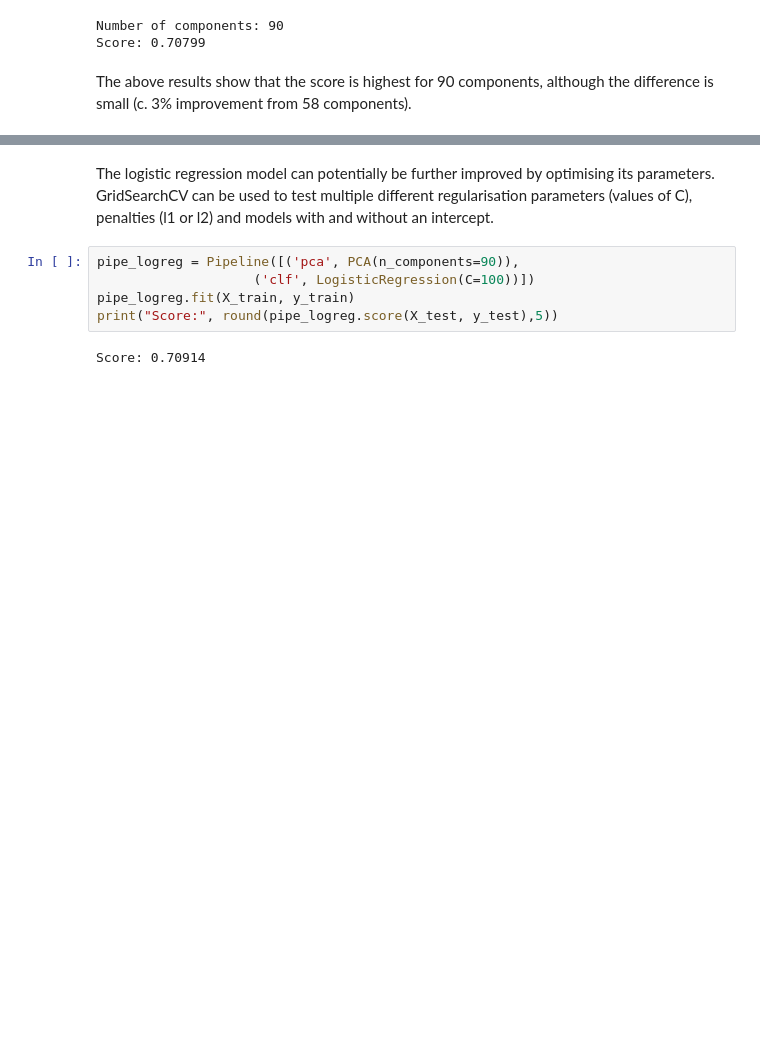
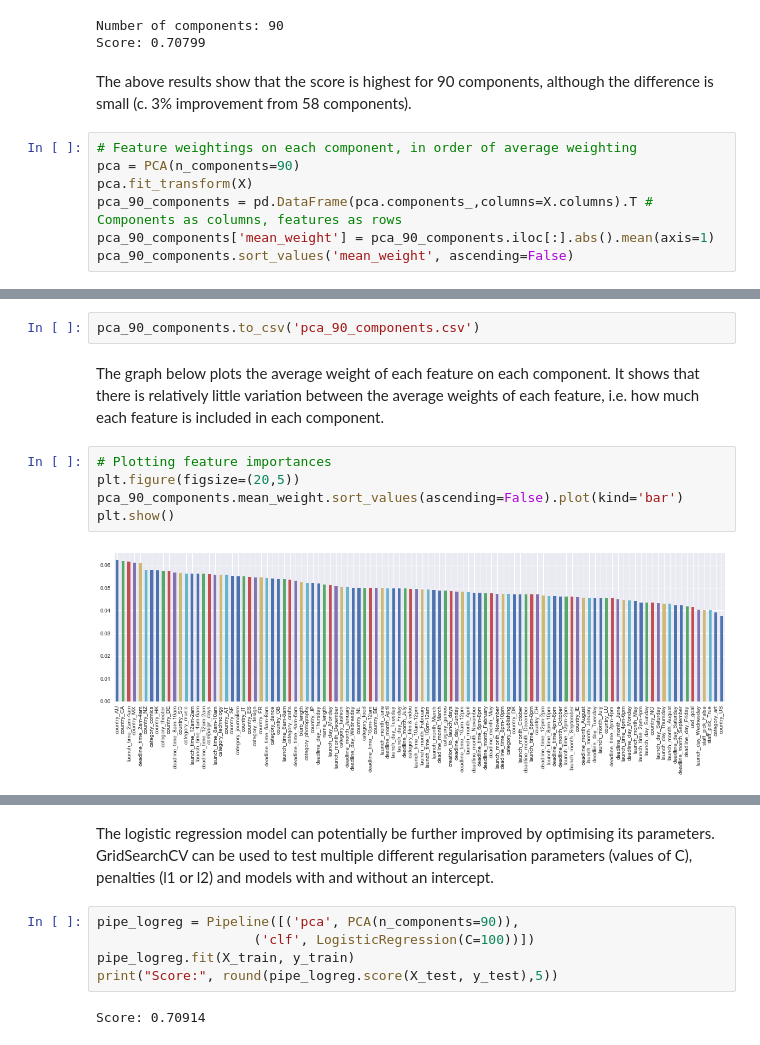
Before and after one commit to L-Lewis/Kickstarter-success-machine-learning, a Jupyter notebook: student.ipynb, the cells around one changed output, grey strips where cells are left out. Cells and saved outputs as stored; diff of their text form; blank space fills up the shorter version.

Commit message:
Added section on PCA feature importance

```diff
--- a/student.ipynb
+++ b/student.ipynb
@@ -1345,3 +1337,10 @@ Number of components: 90
 Score: 0.70799
 # %% [markdown]
 The above results show that the score is highest for 90 components, although the difference is small (c. 3% improvement from 58 components).
+# %%
+# Feature weightings on each component, in order of average weighting
+pca = PCA(n_components=90)
+pca.fit_transform(X)
+pca_90_components = pd.DataFrame(pca.components_,columns=X.columns).T # Components as columns, features as rows
+pca_90_components['mean_weight'] = pca_90_components.iloc[:].abs().mean(axis=1)
+pca_90_components.sort_values('mean_weight', ascending=False)
@@ -1347,0 +1366,11 @@ The above results show that the score is highest for 90 components, although the
+# %%
+pca_90_components.to_csv('pca_90_components.csv')
+# %% [markdown]
+The graph below plots the average weight of each feature on each component. It shows that there is relatively little variation between the average weights of each feature, i.e. how much each feature is included in each component.
+# %%
+# Plotting feature importances
+plt.figure(figsize=(20,5))
+pca_90_components.mean_weight.sort_values(ascending=False).plot(kind='bar')
+plt.show()
+# %% [output]
+[figure, added]
```
Also changed, not shown: parts of 28 cells of this notebook, 1 other file.
